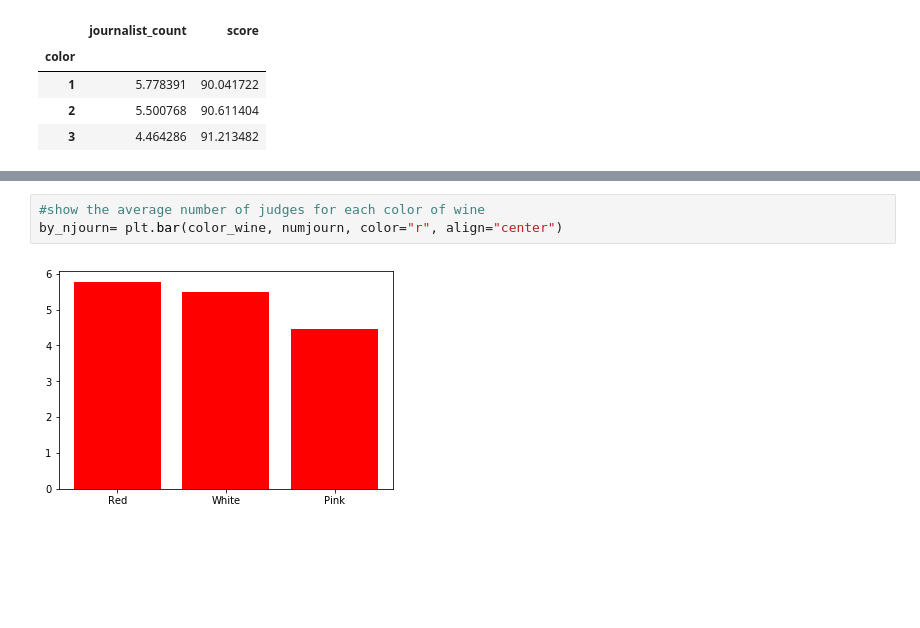
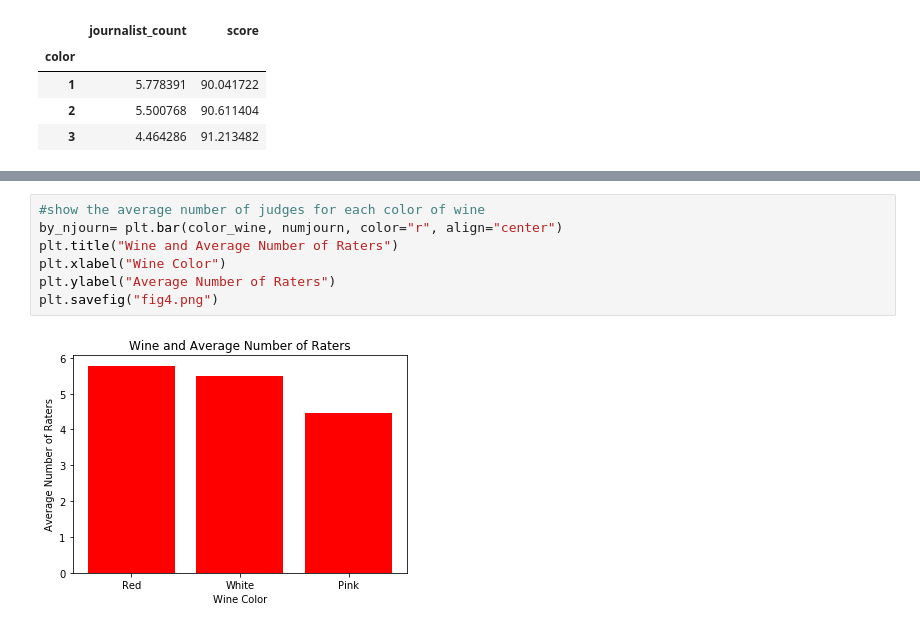
Before and after one commit to romeroaj/Project-Snake, a Jupyter notebook: dawn_wine_data.ipynb, the cells around one changed output, grey strips where cells are left out. Drawn from its saved outputs; the diff is of its cells as text; blank space fills up the shorter version.

```diff
--- a/dawn_wine_data.ipynb
+++ b/dawn_wine_data.ipynb
@@ -116,5 +133,9 @@ by_color= plt.bar(color_wine, score_wine, width= w, color="b", align="center")
 # %%
 #show the average number of judges for each color of wine
 by_njourn= plt.bar(color_wine, numjourn, color="r", align="center")
+plt.title("Wine and Average Number of Raters")
+plt.xlabel("Wine Color")
+plt.ylabel("Average Number of Raters")
+plt.savefig("fig4.png")
 # %% [output]
-[figure, old version]
+[figure, new version]
```
Also changed, not shown: parts of 6 cells of this notebook, 3 other files.
